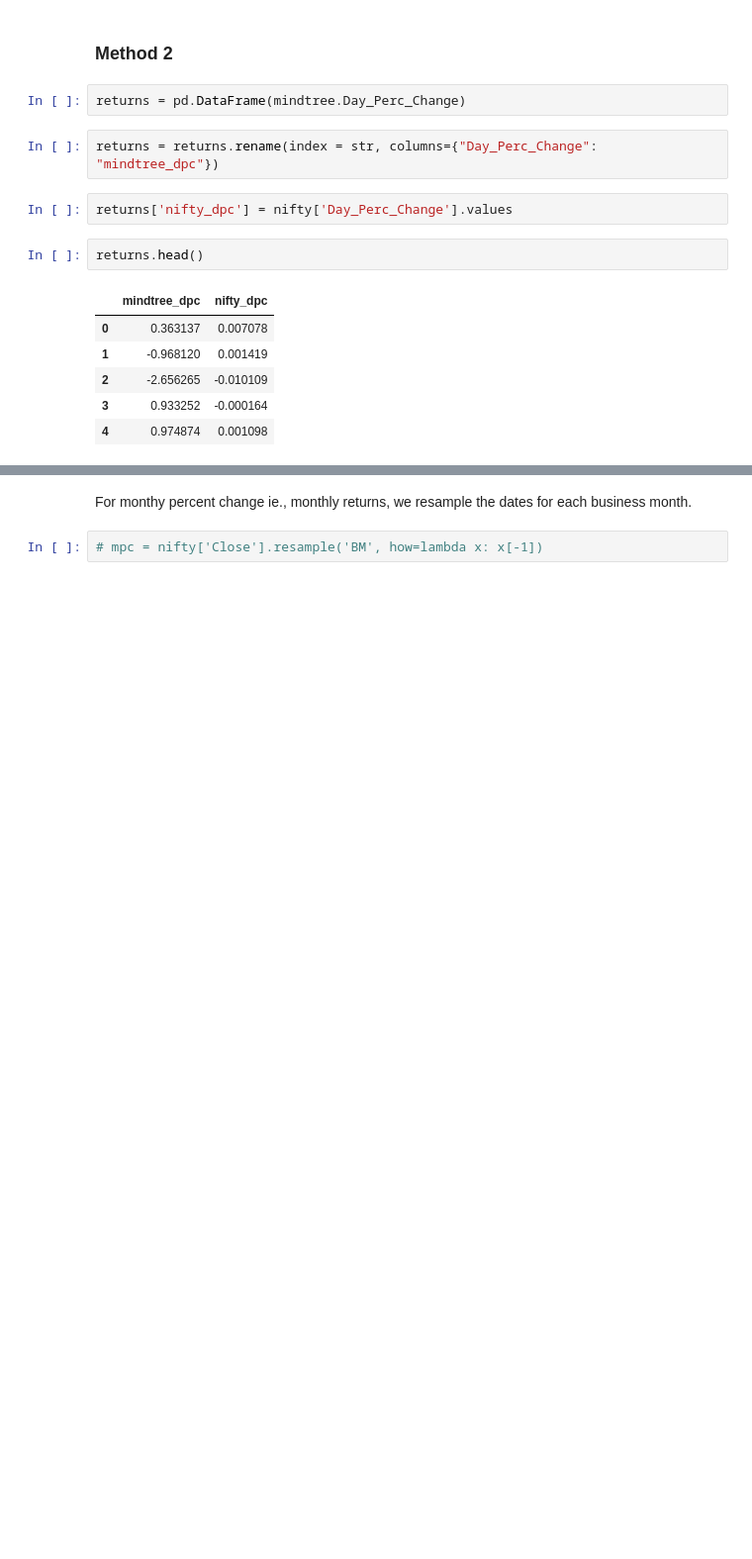
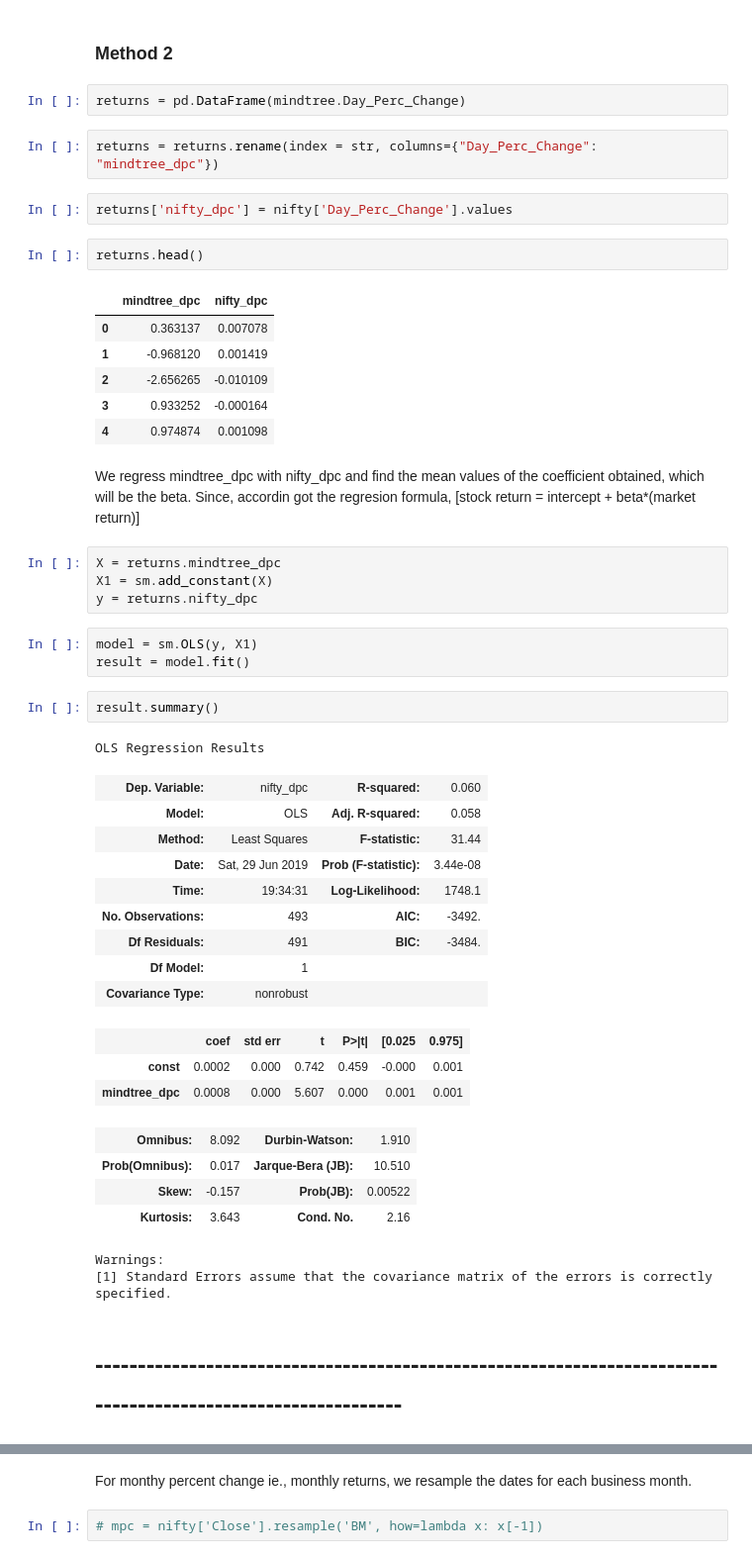
Before and after one commit to atkrish0/securitized-asset-analysis, a Jupyter notebook: 3 - Regression - Beta Calculation.ipynb, the cells around one changed output, grey strips where cells are left out. Shown at 99% size. Drawn from its saved outputs; the diff is of its cells as text; blank space fills up the shorter version.

```diff
--- a/3 - Regression - Beta Calculation.ipynb
+++ b/3 - Regression - Beta Calculation.ipynb
@@ -392,3 +392,37 @@ returns.head()
 | 2 | -2.656265 | -0.010109 |
 | 3 | 0.933252 | -0.000164 |
 | 4 | 0.974874 | 0.001098 |
+# %% [markdown]
+We regress mindtree_dpc with nifty_dpc and find the mean values of the coefficient obtained, which will be the beta.
+Since, accordin got the regresion formula, [stock return = intercept + beta*(market return)]
+# %%
+X = returns.mindtree_dpc
+X1 = sm.add_constant(X)
+y = returns.nifty_dpc
+# %%
+model = sm.OLS(y, X1)
+result = model.fit()
+# %%
+result.summary()
+# %% [output]
+OLS Regression Results
+| Dep. Variable: | nifty_dpc | R-squared: | 0.060 |
+| Model: | OLS | Adj. R-squared: | 0.058 |
+| Method: | Least Squares | F-statistic: | 31.44 |
+| Date: | Sat, 29 Jun 2019 | Prob (F-statistic): | 3.44e-08 |
+| Time: | 19:34:31 | Log-Likelihood: | 1748.1 |
+| No. Observations: | 493 | AIC: | -3492. |
+| Df Residuals: | 491 | BIC: | -3484. |
+| Df Model: | 1 |  |  |
+| Covariance Type: | nonrobust |  |  |
+|  | coef | std err | t | P>|t| | [0.025 | 0.975] |
+| const | 0.0002 | 0.000 | 0.742 | 0.459 | -0.000 | 0.001 |
+| mindtree_dpc | 0.0008 | 0.000 | 5.607 | 0.000 | 0.001 | 0.001 |
+| Omnibus: | 8.092 | Durbin-Watson: | 1.910 |
+| Prob(Omnibus): | 0.017 | Jarque-Bera (JB): | 10.510 |
+| Skew: | -0.157 | Prob(JB): | 0.00522 |
+| Kurtosis: | 3.643 | Cond. No. | 2.16 |
+Warnings:
+[1] Standard Errors assume that the covariance matrix of the errors is correctly specified.
+# %% [markdown]
+# -------------------------------------------------------------------------------------------------------------
```
Also changed, not shown: parts of 5 cells of this notebook.
